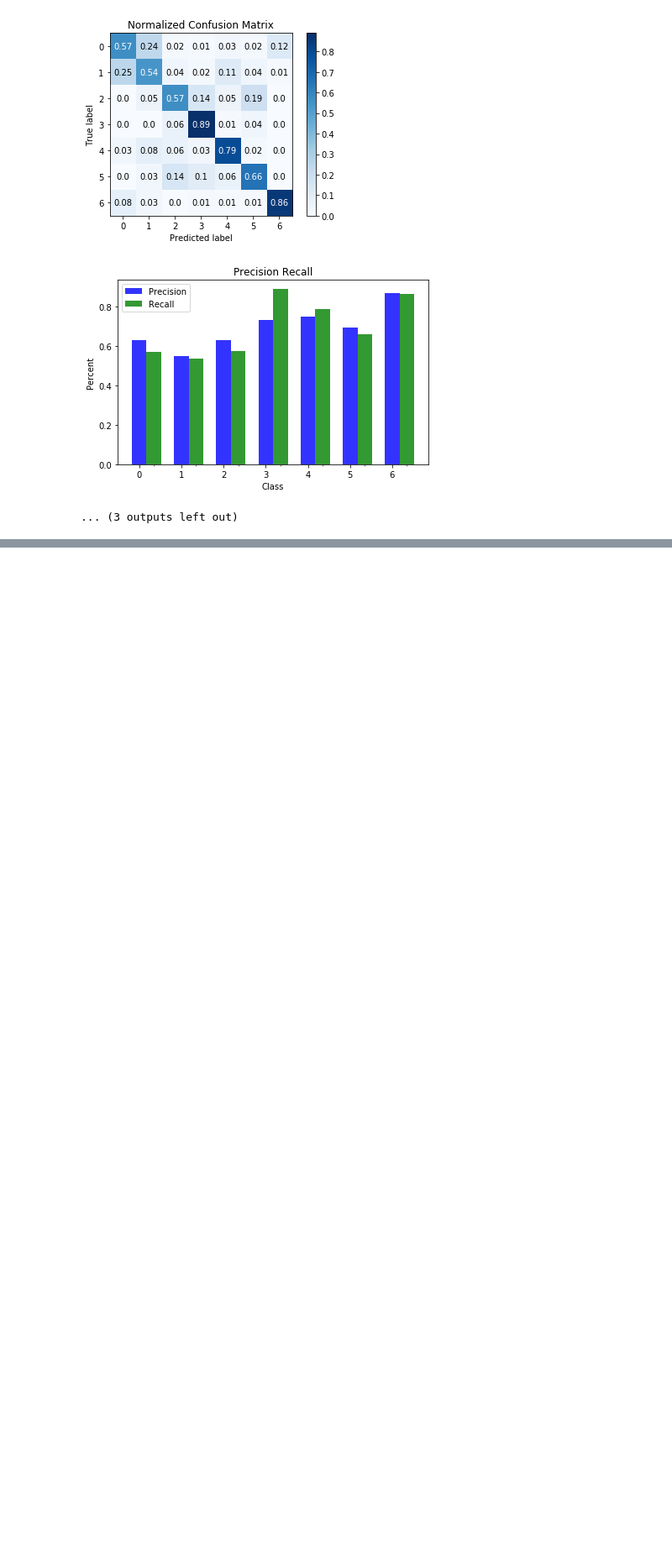
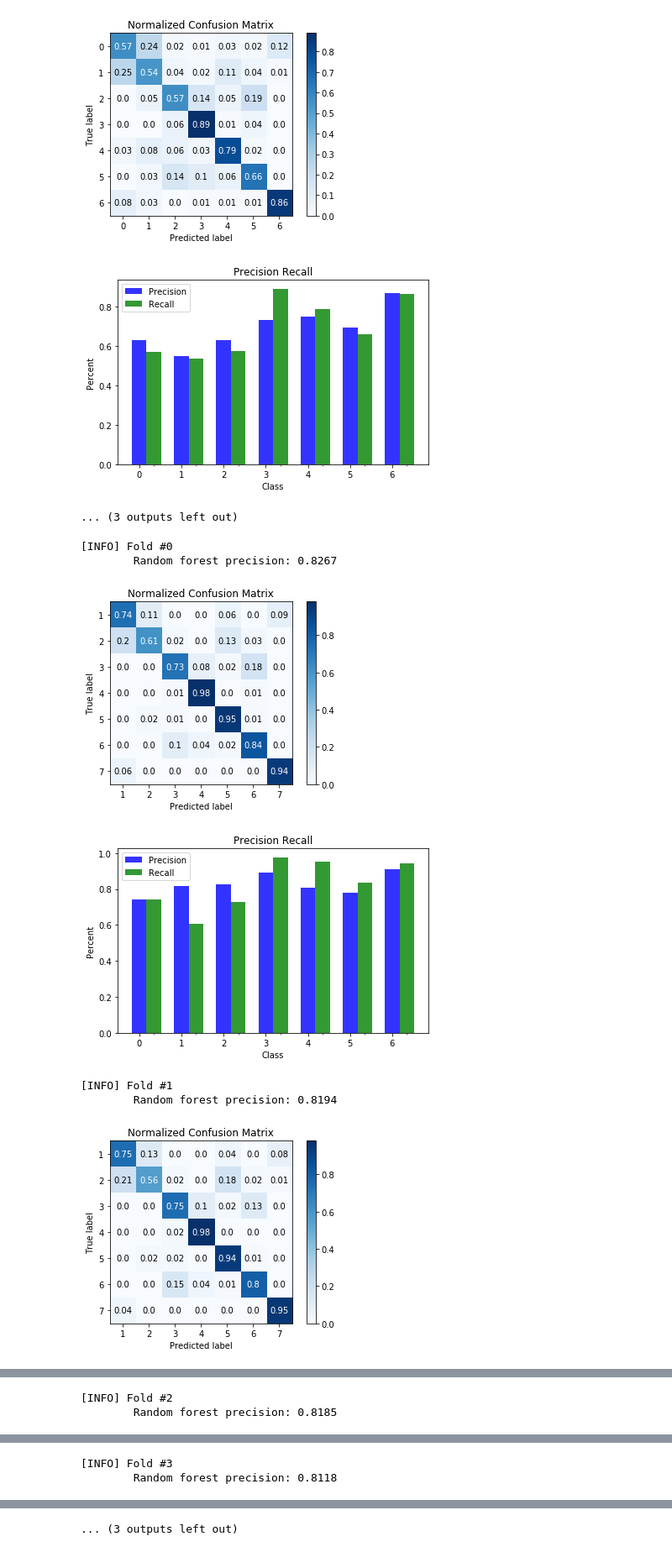
Before and after one commit to Djok216/DataMiningLaboratory, a Jupyter notebook: lab9/classifiers.ipynb, the cells around one changed output, grey strips where cells are left out. Shown at 84% size. Saved outputs shown, nothing was run; the diff lists cells and outputs as text; code cells hidden in the pictures; blank space fills up the shorter version.

Commit message:
add random forest

```diff
--- a/lab9/classifiers.ipynb
+++ b/lab9/classifiers.ipynb
@@ -670,3 +670,30 @@ with open('randomForest_results.txt', 'r') as fin:
 [figure]
 [figure]
 ... (3 outputs left out)
+# %%
+from sklearn.ensemble import RandomForestClassifier
+
+_X = X[:, :].astype(np.float32)
+k = 5
+folds = k_fold(k, _X, Y)
+
+for i in range(k):
+    print("[INFO] Fold #%d" % (i, ))
+    (train_x, train_y), (test_x, test_y) = to_train_test(folds, i)
+
+    rforeset = RandomForestClassifier(n_estimators=70, criterion='entropy', max_depth=13, min_impurity_decrease=2.79316138e-04)
+    rforeset.fit(train_x, train_y)
+    print("\tRandom forest precision: %.4f" % (rforeset.score(test_x, test_y), ))
+    test_y_pred = rforeset.predict(test_x)
+
+    plot_confusion_matrix(test_y, test_y_pred, normalize=True)
+    plot_precision_recall(precision_recall(test_y, test_y_pred))
+    plt.show()
+# %% [output]
+[INFO] Fold #0
+        Random forest precision: 0.8267
+[figure, added]
+[figure, added]
+[INFO] Fold #1
+        Random forest precision: 0.8194
+[figure, added]
@@ -672,0 +701,2 @@ with open('randomForest_results.txt', 'r') as fin:
+[INFO] Fold #2
+        Random forest precision: 0.8185
@@ -672,0 +705,2 @@ with open('randomForest_results.txt', 'r') as fin:
+[INFO] Fold #3
+        Random forest precision: 0.8118
@@ -672,0 +709 @@ with open('randomForest_results.txt', 'r') as fin:
+... (3 outputs left out)
```
Also changed, not shown: parts of 1 cell of this notebook.
